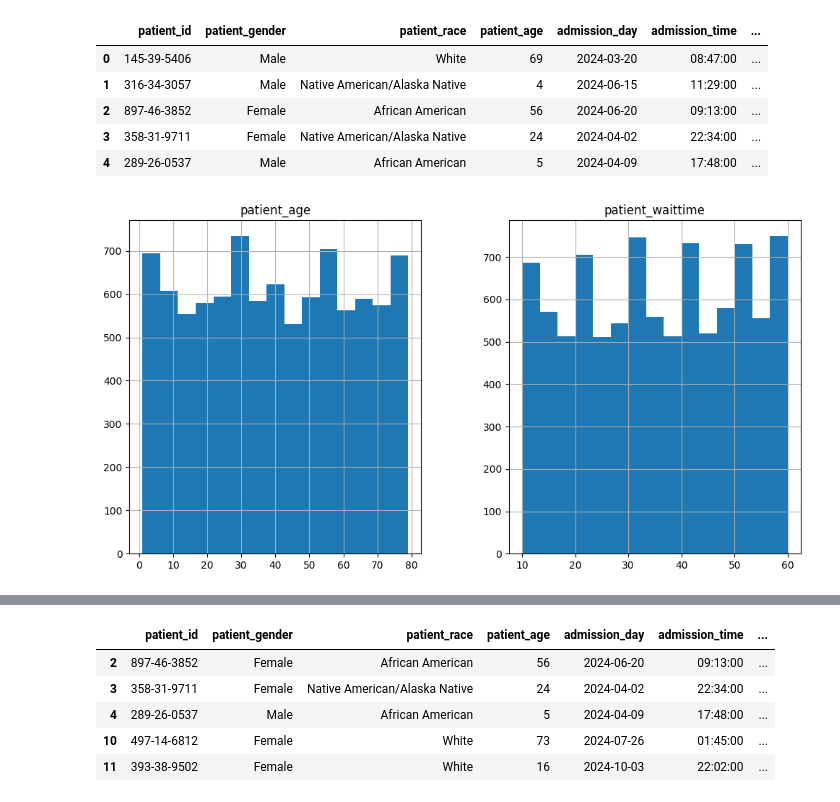
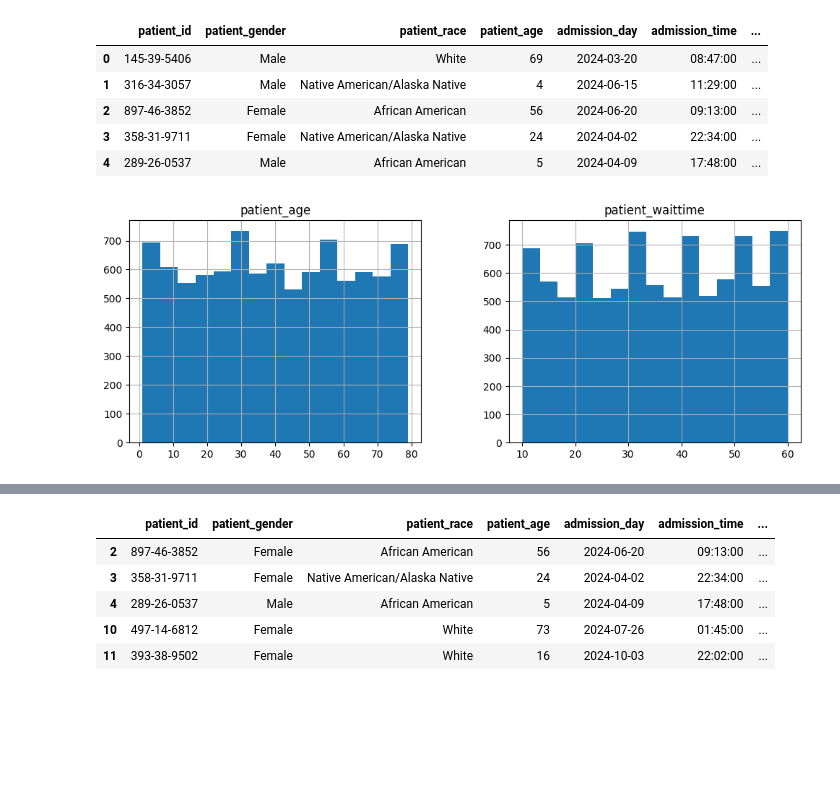
Before and after one commit to Mikayla-ds2/surge-sense, a Jupyter notebook: eda+viz.ipynb, the cells around one changed output, grey strips where cells are left out. Saved outputs shown, nothing was run; the diff lists cells and outputs as text; code cells hidden in the pictures; blank space fills up the shorter version.

```diff
--- a/eda+viz.ipynb
+++ b/eda+viz.ipynb
@@ -126,10 +120,10 @@ data.head()
 | 4 | 289-26-0537 | Male | African American | 5 | 2024-04-09 | 17:48:00 | ... |
 # %%
 histogram = data.select_dtypes(
-    include=['number', 'bool']).hist(bins=15, figsize=[12, 6])
+    include=['number', 'bool']).hist(bins=15, figsize=[12, 4])
 plt.show()
 # %% [output]
-[figure, old version]
+[figure, new version]
 # %%
 %cd surge-sense
 from deviation import test_deviation
```
Also changed, not shown: parts of 9 cells of this notebook.
